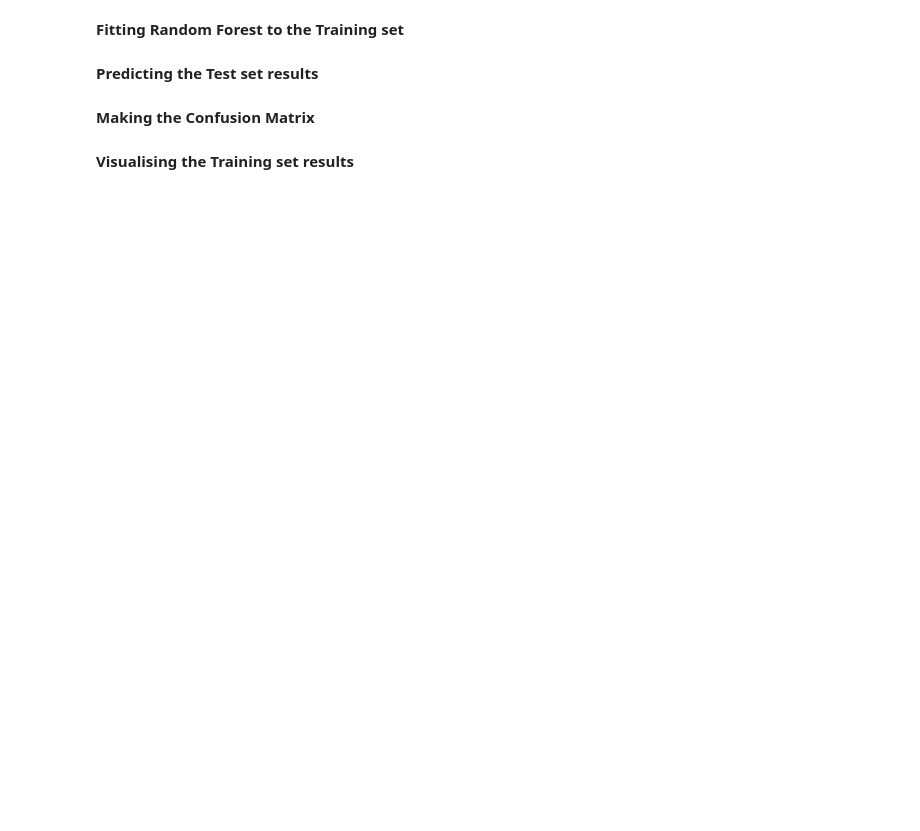
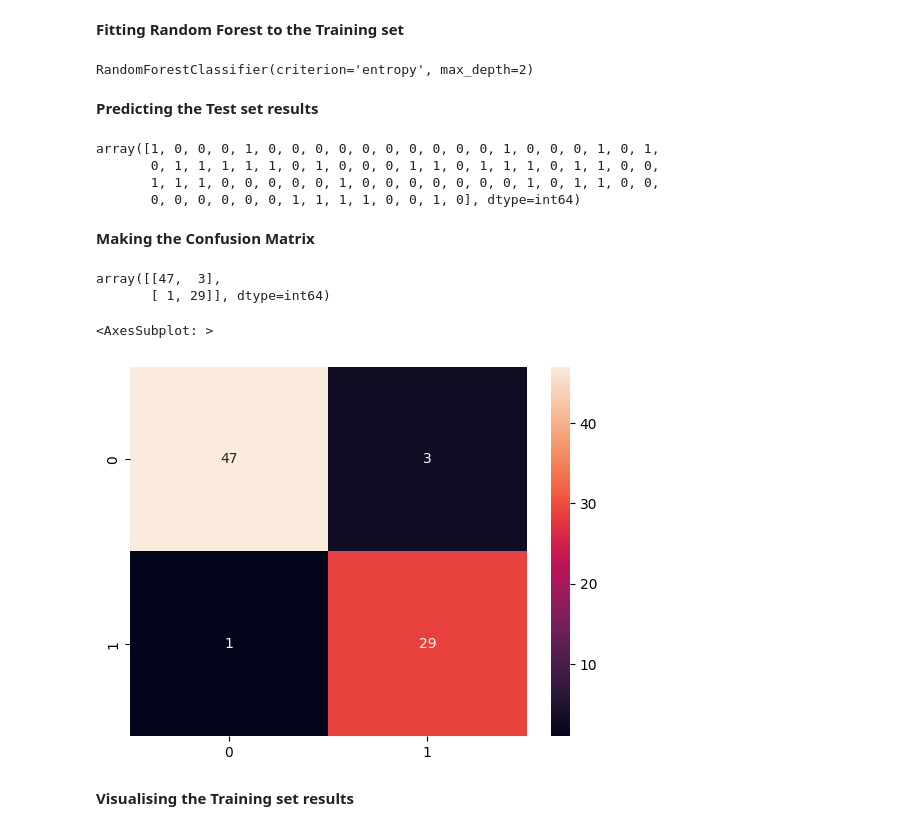
Before and after one commit to Salman0097/Guvi_Task_7, a Jupyter notebook: Random_Forest_Assignment16.ipynb, the cells around one changed output. Drawn from its saved outputs; the diff is of its cells as text; code cells hidden in the pictures; blank space fills up the shorter version.

```diff
--- a/Random_Forest_Assignment16.ipynb
+++ b/Random_Forest_Assignment16.ipynb
@@ -10,0 +56,2 @@
+# %%
+scaling.fit_transform(x_train)
@@ -13,4 +80,17 @@
+# %%
+model = RandomForestClassifier(criterion='entropy', max_depth=2)
+model.fit(x_train,y_train)
+# %% [output]
+RandomForestClassifier(criterion='entropy', max_depth=2)
 # %% [markdown]
 **Predicting the Test set results**
+# %%
+y_pred = model.predict(x_test)
+y_pred
+# %% [output]
+array([1, 0, 0, 0, 1, 0, 0, 0, 0, 0, 0, 0, 0, 0, 0, 1, 0, 0, 0, 1, 0, 1,
+       0, 1, 1, 1, 1, 1, 0, 1, 0, 0, 0, 1, 1, 0, 1, 1, 1, 0, 1, 1, 0, 0,
+       1, 1, 1, 0, 0, 0, 0, 0, 1, 0, 0, 0, 0, 0, 0, 0, 1, 0, 1, 1, 0, 0,
+       0, 0, 0, 0, 0, 0, 1, 1, 1, 1, 0, 0, 1, 0], dtype=int64)
 # %% [markdown]
 **Making the Confusion Matrix**
@@ -16,0 +99,6 @@
+# %%
+cm = confusion_matrix(y_pred, y_test)
+cm
+# %% [output]
+array([[47,  3],
+       [ 1, 29]], dtype=int64)
@@ -17,2 +107,7 @@
+# %%
+sns.heatmap(cm, annot=True)
+# %% [output]
+<AxesSubplot: >
+[figure, added]
 # %% [markdown]
 **Visualising the Training set results**
```
Also changed, not shown: parts of 18 cells of this notebook.
